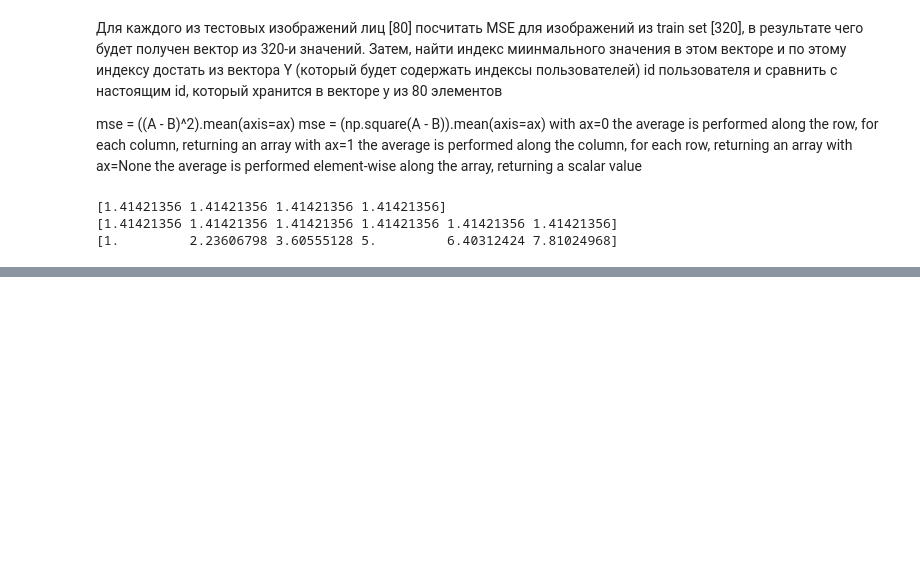
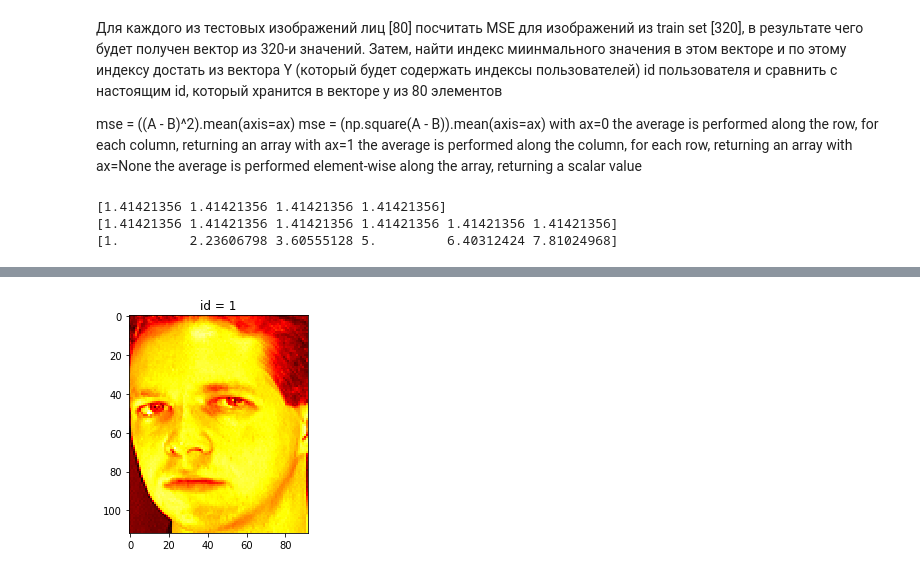
Before and after one commit to adminsolvve/ml_course, a Jupyter notebook: Week_2_FIP/Face_identification_problem.ipynb, the cells around one changed output, grey strips where cells are left out. Saved outputs shown, nothing was run; the diff lists cells and outputs as text; code cells hidden in the pictures; blank space fills up the shorter version.

```diff
--- a/Week_2_FIP/Face_identification_problem.ipynb
+++ b/Week_2_FIP/Face_identification_problem.ipynb
@@ -132,3 +92,15 @@ image_display(X_train,Y_train,3)
+# %%
+def norm_basic(A):
+    return A/255.
+
+def norm_mean(A, ax=0):
+    return A - A.mean(axis=ax, keepdims=True)
+
+def norm_mean_std(A, ax=0):
+    return (A - A.mean(axis=ax, keepdims=True)) / A.std(axis=ax, keepdims=True)
+
+def norm_min_max(A, ax=0):
+    return 2 * (A - A.min(axis=ax, keepdims=True)) / (A.max(axis=ax, keepdims=True) - A.min(axis=ax, keepdims=True)) - 1
 # %% [markdown]
 Для каждого из тестовых изображений лиц [80] посчитать MSE для изображений из train set [320], в результате чего будет получен вектор из 320-и значений.
 Затем, найти индекс миинмального значения в этом векторе и по этому индексу достать из вектора Y (который будет содержать индексы пользователей) id пользователя и сравнить с настоящим id, который хранится в векторе y из 80 элементов
@@ -176,0 +159,12 @@ Wall time: 2.38 s
+# %%
+%%time
+
+# norm_basic (/ 255)
+X_train_norm = norm_basic(X_train)
+X_verif_norm = norm_basic(X_verif)
+image_display(X_train_norm, Y_train, display_image_number)
+
+# model
+matches = model_fid_euclid (X_train_norm, Y_train, X_verif_norm, Y_verif)
+print ("Accuracy: ", matches.mean())
+# %% [output]
@@ -176,0 +173 @@ Wall time: 2.38 s
+[figure, added]
```
Also changed, not shown: parts of 13 cells of this notebook, 1 other file.
